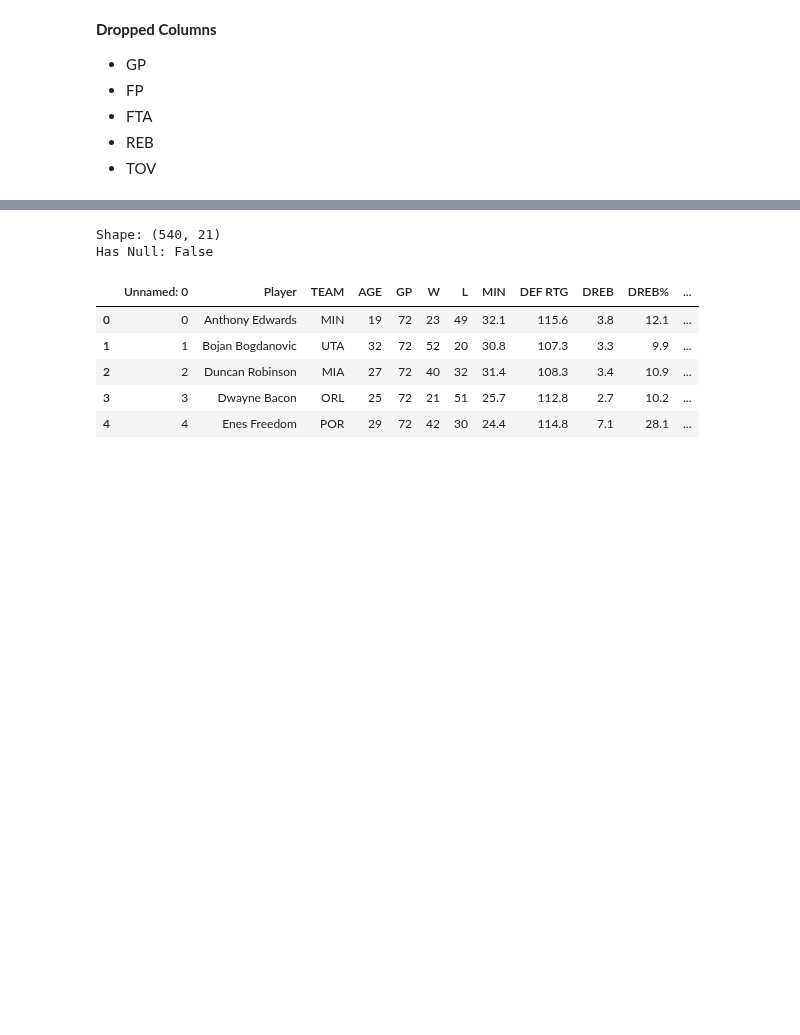
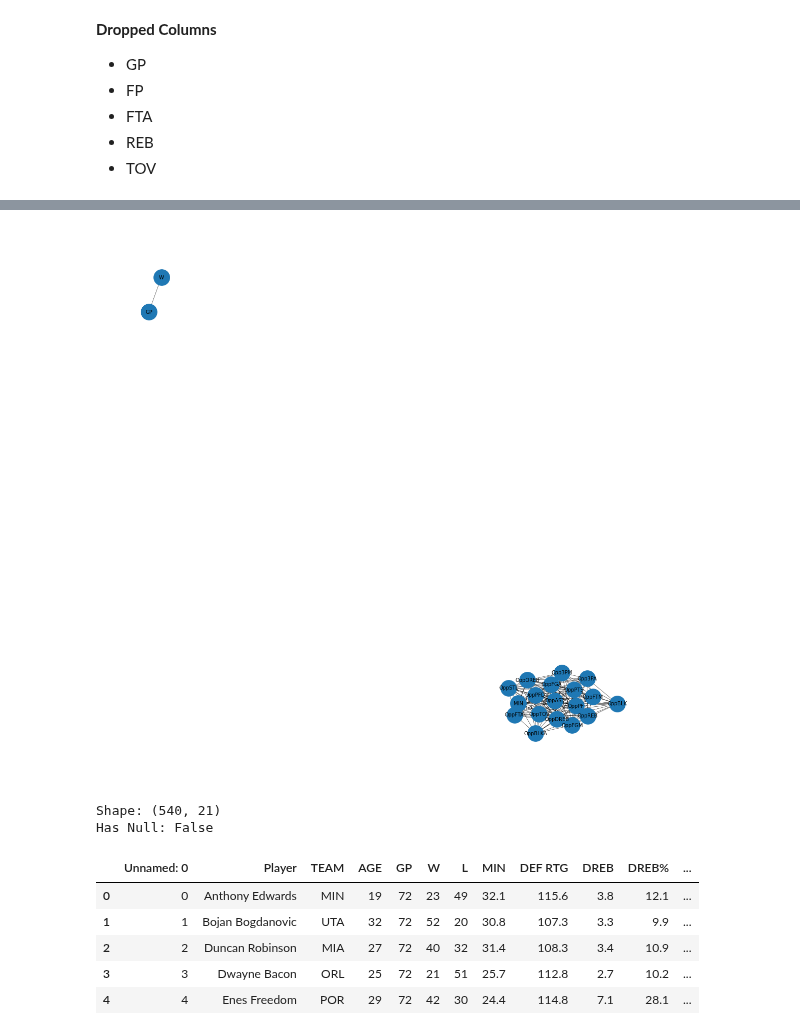
Before and after one commit to CSA100/nba-dsai, a Jupyter notebook: FeatureSelection.ipynb, the cells around one changed output, grey strips where cells are left out. Saved outputs shown, nothing was run; the diff lists cells and outputs as text; code cells hidden in the pictures; blank space fills up the shorter version.

```diff
--- a/FeatureSelection.ipynb
+++ b/FeatureSelection.ipynb
@@ -151,0 +224,4 @@ Has Null: False
+# %%
+highCorrGraph(opponentData)
+# %% [output]
+[figure, added]
```
Also changed, not shown: parts of 22 cells of this notebook.
